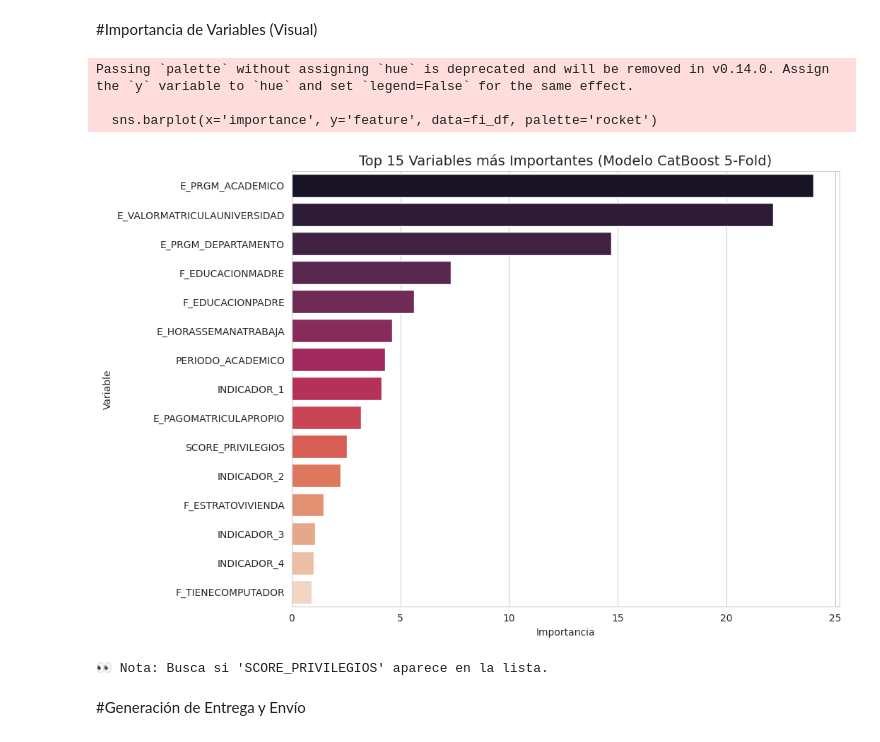
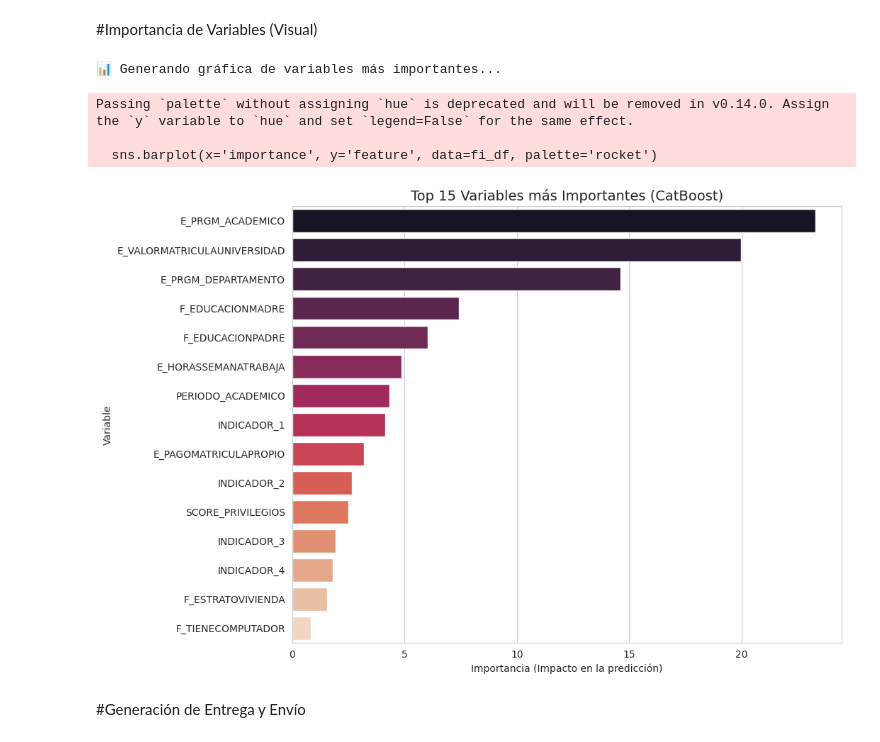
Before and after one commit to jmc929/Modelos1, a Jupyter notebook: 99_modelo_solución.ipynb, the cells around one changed output. Saved outputs shown, nothing was run; the diff lists cells and outputs as text; code cells hidden in the pictures.

```diff
--- a/99_modelo_solución.ipynb
+++ b/99_modelo_solución.ipynb
@@ -212,23 +221,33 @@ print(f"\n🏆 Promedio Final en Validación: {np.mean(fold_scores):.4f}")
 # %% [markdown]
 #Importancia de Variables (Visual)
 # %%
-# Crear DataFrame de importancia
-fi_df = pd.DataFrame({'feature': feature_names, 'importance': feature_importances})
-fi_df = fi_df.sort_values('importance', ascending=False).head(15)
+import pandas as pd
+import matplotlib.pyplot as plt
+import seaborn as sns
 
-# Graficar
-plt.figure(figsize=(10, 8))
-sns.barplot(x='importance', y='feature', data=fi_df, palette='rocket')
-plt.title('Top 15 Variables más Importantes (Modelo CatBoost 5-Fold)', fontsize=14)
-plt.xlabel('Importancia')
-plt.ylabel('Variable')
-plt.show()
+print(" Generando gráfica de variables más importantes...")
+
+# Verificamos si los datos existen
+if saved_feature_names is not None:
+    # Crear DataFrame con los datos guardados
+    fi_df = pd.DataFrame({'feature': saved_feature_names, 'importance': saved_feature_importances})
+    fi_df = fi_df.sort_values('importance', ascending=False).head(15)
+
+    # Graficar
+    plt.figure(figsize=(10, 8))
+    sns.barplot(x='importance', y='feature', data=fi_df, palette='rocket')
+    plt.title('Top 15 Variables más Importantes (CatBoost)', fontsize=14)
+    plt.xlabel('Importancia (Impacto en la predicción)')
+    plt.ylabel('Variable')
+    plt.show()
+else:
+    print(" No se encontraron datos de importancia. (Asegúrate de que el entrenamiento terminó los 5 folds)")
 # %% [output]
-Passing `palette` without assigning `hue` is deprecated and will be removed in v0.14.0. Assign the `y` variable to `hue` and set `legend=False` for the same effect.
-
-  sns.barplot(x='importance', y='feature', data=fi_df, palette='rocket')
+📊 Generando gráfica de variables más importantes...
+Passing `palette` without assigning `hue` is deprecated and will be removed in v0.14.0. Assign the `y` variable to `hue` and set `legend=False` for the same effect.
+
+  sns.barplot(x='importance', y='feature', data=fi_df, palette='rocket')
-[figure, old version]
+[figure, new version]
-👀 Nota: Busca si 'SCORE_PRIVILEGIOS' aparece en la lista.
 # %% [markdown]
 #Generación de Entrega y Envío
 # %%
```
Also changed, not shown: parts of 3 cells of this notebook.
